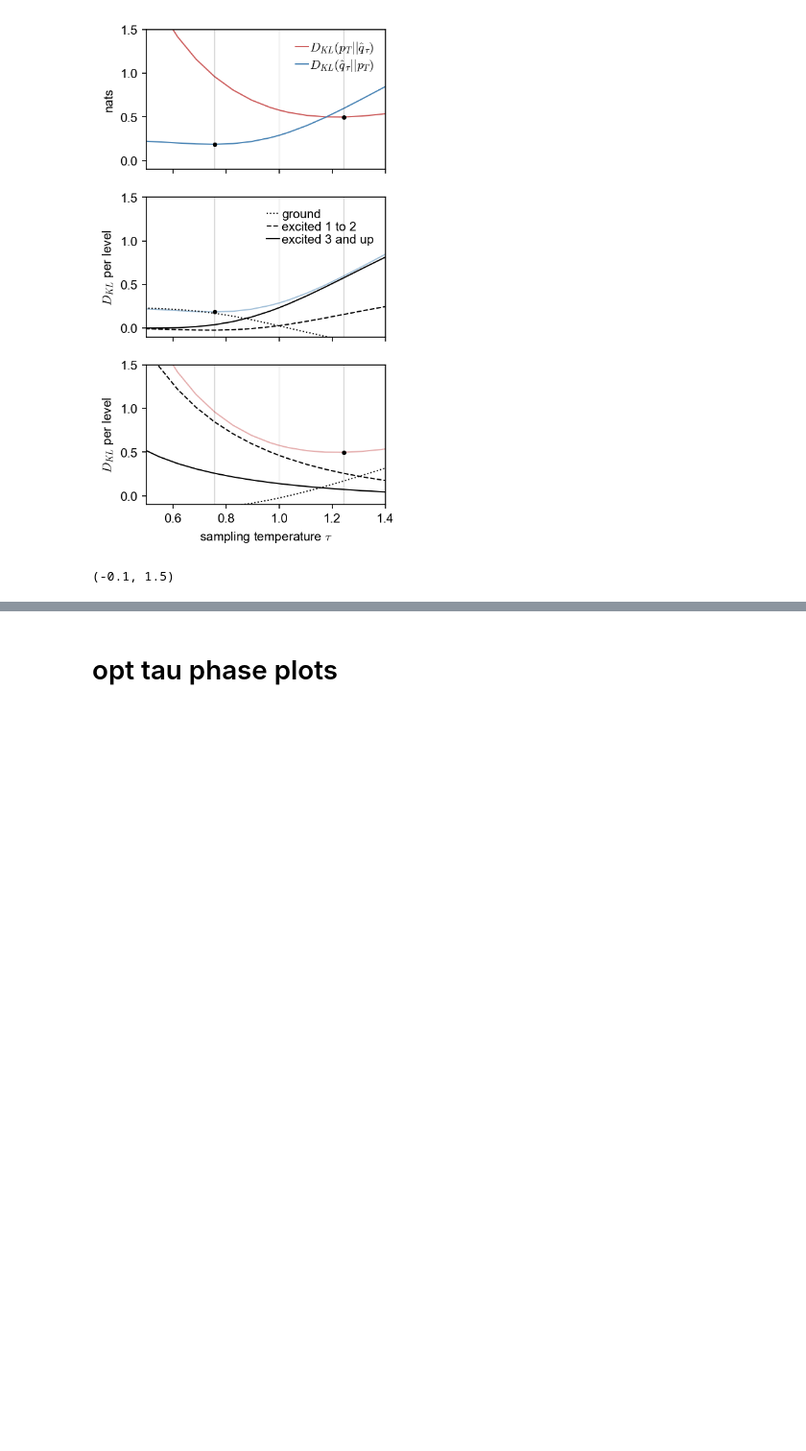
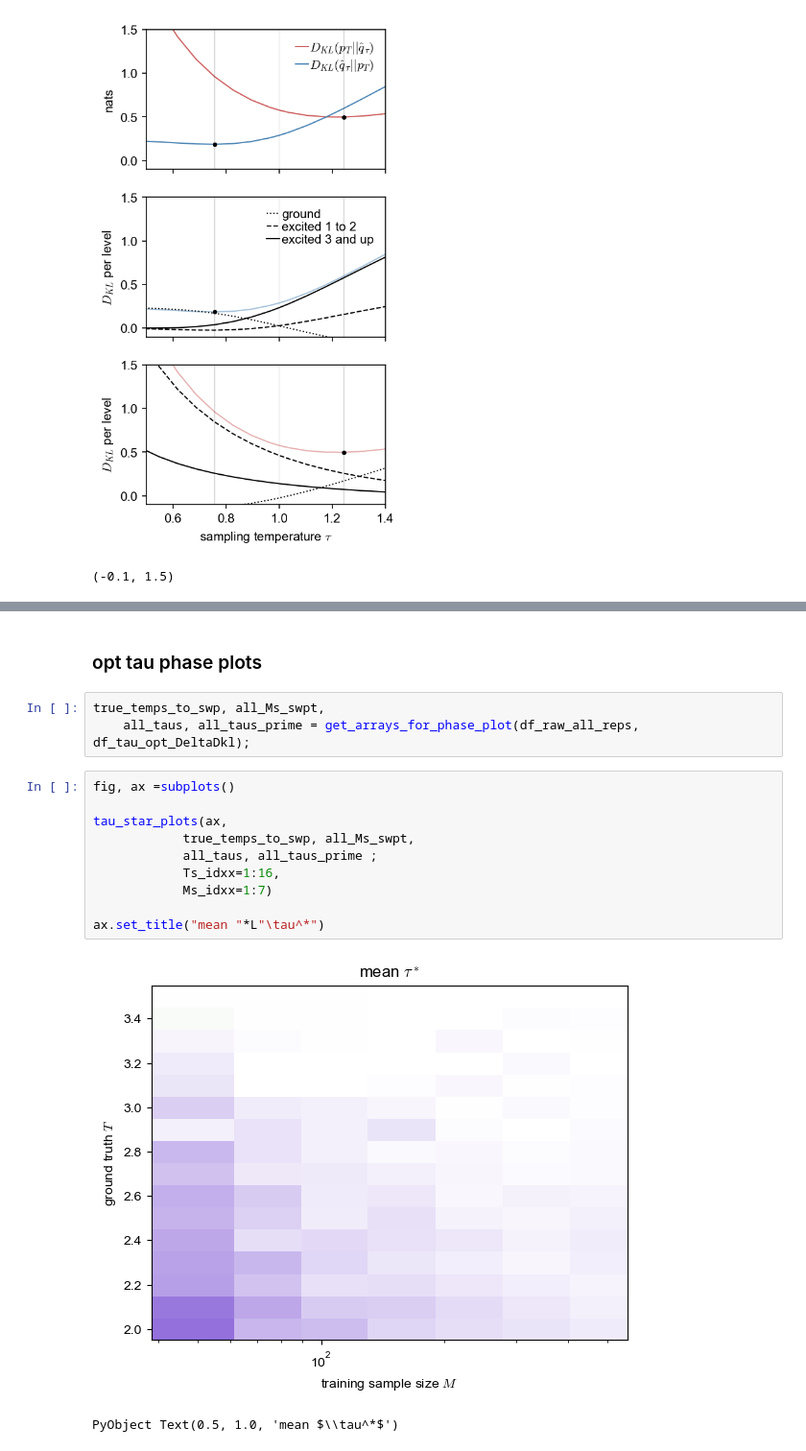
Before and after one commit to sepalmer/temp-tune, a Jupyter notebook: notebooks/sweep_nn_ising.ipynb, the cells around one changed output, grey strips where cells are left out. Shown at 96% size. Drawn from its saved outputs; the diff is of its cells as text; blank space fills up the shorter version.

Commit message:
finish ising figures

```diff
--- a/notebooks/sweep_nn_ising.ipynb
+++ b/notebooks/sweep_nn_ising.ipynb
@@ -561,2 +208,18 @@ all_e_dict, avg_prob_per_e_level, rel_surprise_per_e_level, rel_surpise =decompo
 # %% [markdown]
-# opt tau phase plots
+### opt tau phase plots
+# %%
+true_temps_to_swp, all_Ms_swpt,
+    all_taus, all_taus_prime = get_arrays_for_phase_plot(df_raw_all_reps, df_tau_opt_DeltaDkl);
+# %%
+fig, ax =subplots()
+
+tau_star_plots(ax,
+            true_temps_to_swp, all_Ms_swpt,
+            all_taus, all_taus_prime ;
+            Ts_idxx=1:16,
+            Ms_idxx=1:7)
+
+ax.set_title("mean "*L"\tau^*")
+# %% [output]
+[figure, added]
+PyObject Text(0.5, 1.0, 'mean $\\tau^*$')
```
Also changed, not shown: parts of 36 cells of this notebook, 6 other files.
